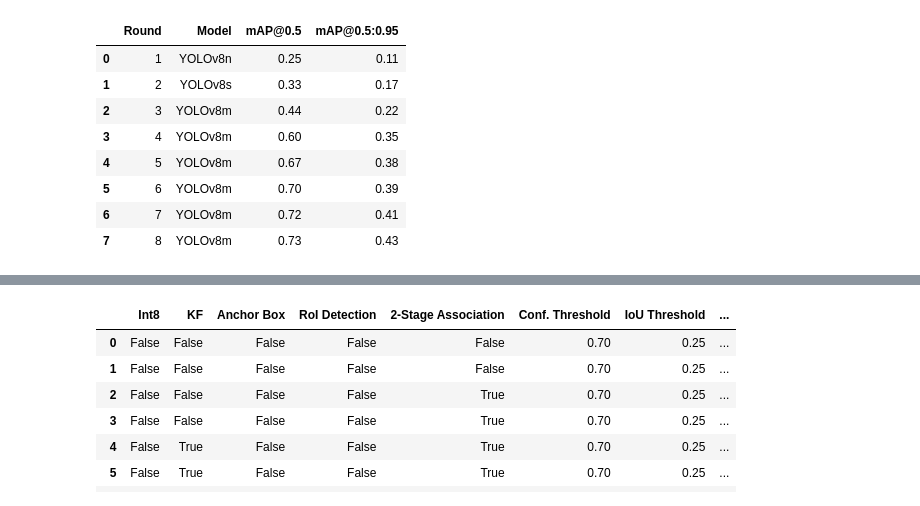
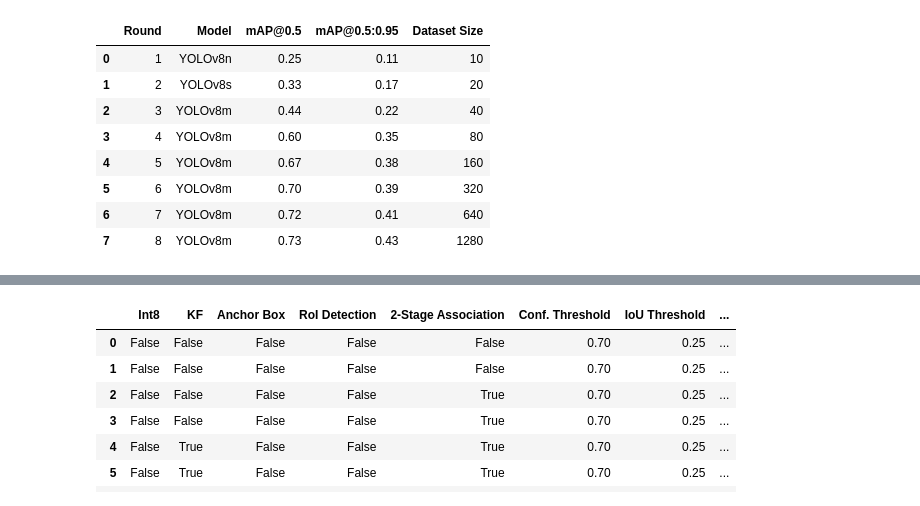
Before and after one commit to UGA-BSAIL/cotton_flower_mot, a Jupyter notebook: notebooks/generate_figures.ipynb, the cells around one changed output, grey strips where cells are left out. Saved outputs shown, nothing was run; the diff lists cells and outputs as text; code cells hidden in the pictures.

```diff
--- a/notebooks/generate_figures.ipynb
+++ b/notebooks/generate_figures.ipynb
@@ -6,7 +6,8 @@ rounds = list(range(1, 9))
 models = ["YOLOv8n", "YOLOv8s"] + ["YOLOv8m"] * 6
 map_0_5 = [0.25, 0.33, 0.44, 0.6, 0.67, 0.70, 0.72, 0.73]
 map_0_95 = [0.11, 0.17, 0.22, 0.35, 0.38, 0.39, 0.41, 0.43]
+dataset_size = [10, 20, 40, 80, 160, 320, 640, 1280]
 
-al_performance_df = pd.DataFrame(data={"Round": rounds, "Model": models, "mAP@0.5": map_0_5, "mAP@0.5:0.95": map_0_95})
+al_performance_df = pd.DataFrame(data={"Round": rounds, "Model": models, "mAP@0.5": map_0_5, "mAP@0.5:0.95": map_0_95, "Dataset Size": dataset_size})
 al_performance_df
 # %% [output]
@@ -13,12 +15,12 @@ al_performance_df
-|  | Round | Model | mAP@0.5 | mAP@0.5:0.95 |
-| 0 | 1 | YOLOv8n | 0.25 | 0.11 |
-| 1 | 2 | YOLOv8s | 0.33 | 0.17 |
-| 2 | 3 | YOLOv8m | 0.44 | 0.22 |
-| 3 | 4 | YOLOv8m | 0.60 | 0.35 |
-| 4 | 5 | YOLOv8m | 0.67 | 0.38 |
-| 5 | 6 | YOLOv8m | 0.70 | 0.39 |
-| 6 | 7 | YOLOv8m | 0.72 | 0.41 |
-| 7 | 8 | YOLOv8m | 0.73 | 0.43 |
+|  | Round | Model | mAP@0.5 | mAP@0.5:0.95 | Dataset Size |
+| 0 | 1 | YOLOv8n | 0.25 | 0.11 | 10 |
+| 1 | 2 | YOLOv8s | 0.33 | 0.17 | 20 |
+| 2 | 3 | YOLOv8m | 0.44 | 0.22 | 40 |
+| 3 | 4 | YOLOv8m | 0.60 | 0.35 | 80 |
+| 4 | 5 | YOLOv8m | 0.67 | 0.38 | 160 |
+| 5 | 6 | YOLOv8m | 0.70 | 0.39 | 320 |
+| 6 | 7 | YOLOv8m | 0.72 | 0.41 | 640 |
+| 7 | 8 | YOLOv8m | 0.73 | 0.43 | 1280 |
 # %%
 import seaborn as sns
 import matplotlib.pyplot as plt
```
Also changed, not shown: parts of 2 cells of this notebook.
